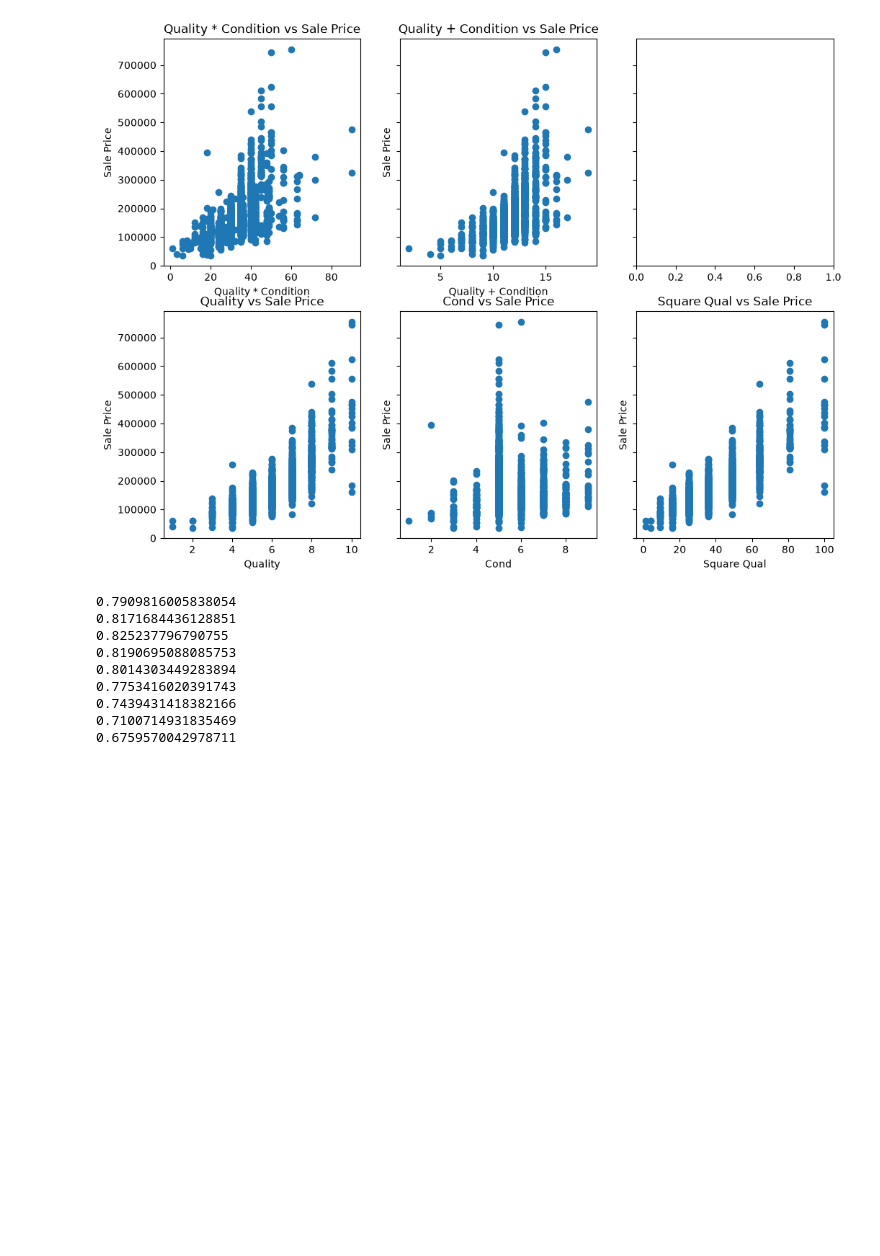
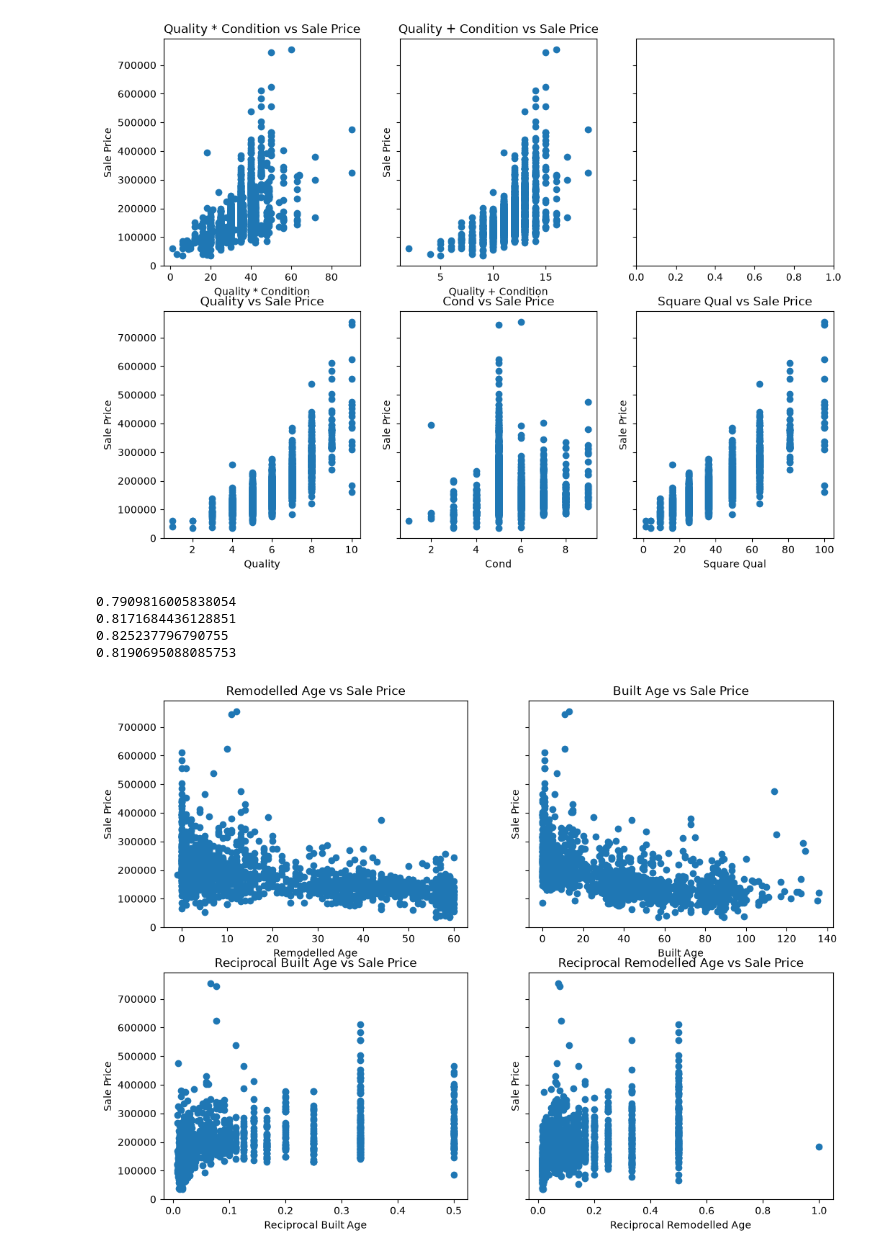
Before and after one commit to ethanhu912/House-Price-ML, a Jupyter notebook: training.ipynb, the cells around one changed output. Drawn from its saved outputs; the diff is of its cells as text; code cells hidden in the pictures; blank space fills up the shorter version.

Commit message:
finish feature engineering, selection. create training matrix

```diff
--- a/training.ipynb
+++ b/training.ipynb
@@ -19,15 +19,15 @@ Path to competition files: C:\Users\Admin\.cache\kagglehub\competitions\house-pr
 # %%
 # my initial idea of which columns will have the strongest correlation to sale price
 train_df = pd.read_csv(os.path.join(path, 'train.csv'))
-gr_liv_area = train_df["GrLivArea"]
-garage_area = train_df["GarageArea"]
-year_built = train_df["YearBuilt"]
-year_remodelled = train_df["YearRemodAdd"]
-year_sold = train_df["YrSold"]
-overall_qual = train_df["OverallQual"]
-overall_cond = train_df["OverallCond"]
-neighborhood = train_df["Neighborhood"]
-sale_price = train_df["SalePrice"]
+gr_liv_area = train_df["GrLivArea"].to_numpy()
+garage_area = train_df["GarageArea"].to_numpy()
+year_built = train_df["YearBuilt"].to_numpy()
+year_remodelled = train_df["YearRemodAdd"].to_numpy()
+year_sold = train_df["YrSold"].to_numpy()
+overall_qual = train_df["OverallQual"].to_numpy()
+overall_cond = train_df["OverallCond"].to_numpy()
+neighborhood = train_df["Neighborhood"].to_numpy()
+sale_price = train_df["SalePrice"].to_numpy()
 # %%
 # check the correlation between each column and sale price
 train_df.select_dtypes('number').corr()['SalePrice'].sort_values(ascending=False)
@@ -67,24 +85,52 @@ plt.show()
 # %% [output]
 [figure]
 # %%
-for p in range(1, 10):
+for p in range(1, 5):
     print((overall_qual ** p).corr(sale_price))
 # %% [output]
 0.7909816005838054
 0.8171684436128851
 0.825237796790755
 0.8190695088085753
-0.8014303449283894
-0.7753416020391743
-0.7439431418382166
-0.7100714931835469
-0.6759570042978711
 # %%
 year_built = train_df["YearBuilt"]
 year_remodelled = train_df["YearRemodAdd"]
 year_sold = train_df["YrSold"]
 
+year_built_arr = year_built.to_numpy()
 year_remodelled_arr = year_remodelled.to_numpy()
 year_sold_arr = year_sold.to_numpy()
+# looks like 1/x
 
-age = year_remodelled_arr - year_sold_arr
+remodelled_age = year_sold_arr - year_remodelled_arr
+built_age = year_sold_arr - year_built_arr
+# try 1/x
+
+reciprocal_built_age = 1 / (built_age + 2)
+reciprocal_remodelled_age = 1 / (remodelled_age + 2)
+
+fig, axes = plt.subplots(2, 2, figsize=(12,9), sharey=True)
+
+axes[0,0].scatter(remodelled_age, sale_price)
+axes[0,0].set_title("Remodelled Age vs Sale Price")
+axes[0,0].set_xlabel("Remodelled Age")
+axes[0,0].set_ylabel("Sale Price")
+
+axes[0,1].scatter(built_age, sale_price)
+axes[0,1].set_title("Built Age vs Sale Price")
+axes[0,1].set_xlabel("Built Age")
+axes[0,1].set_ylabel("Sale Price")
+
+axes[1,0].scatter(reciprocal_built_age, sale_price)
+axes[1,0].set_title("Reciprocal Built Age vs Sale Price")
+axes[1,0].set_xlabel("Reciprocal Built Age")
+axes[1,0].set_ylabel("Sale Price")
+
+axes[1,1].scatter(reciprocal_remodelled_age, sale_price)
+axes[1,1].set_title("Reciprocal Remodelled Age vs Sale Price")
+axes[1,1].set_xlabel("Reciprocal Remodelled Age")
+axes[1,1].set_ylabel("Sale Price")
+
+plt.show()
+# %% [output]
+[figure, added]
```
Also changed, not shown: parts of 11 cells of this notebook.
